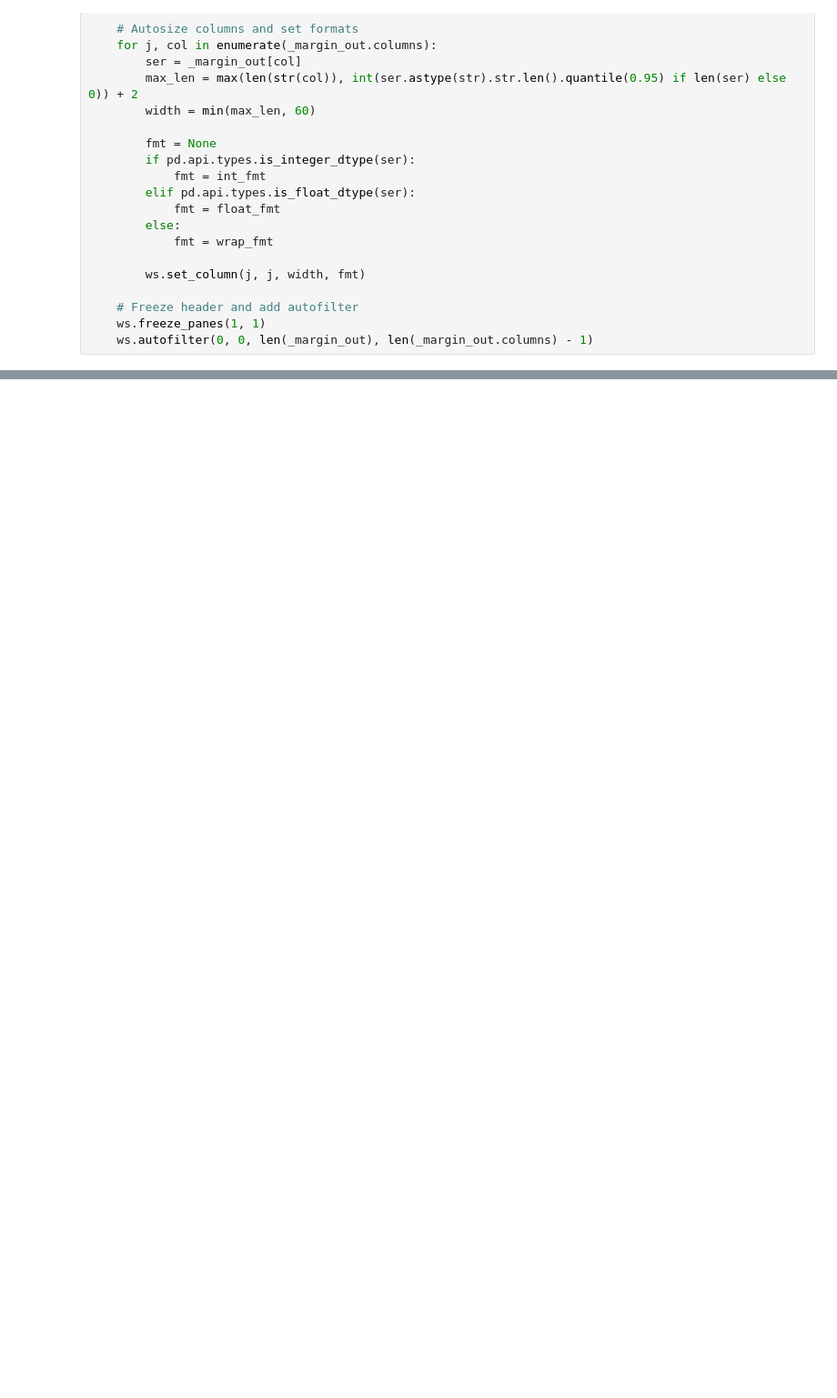
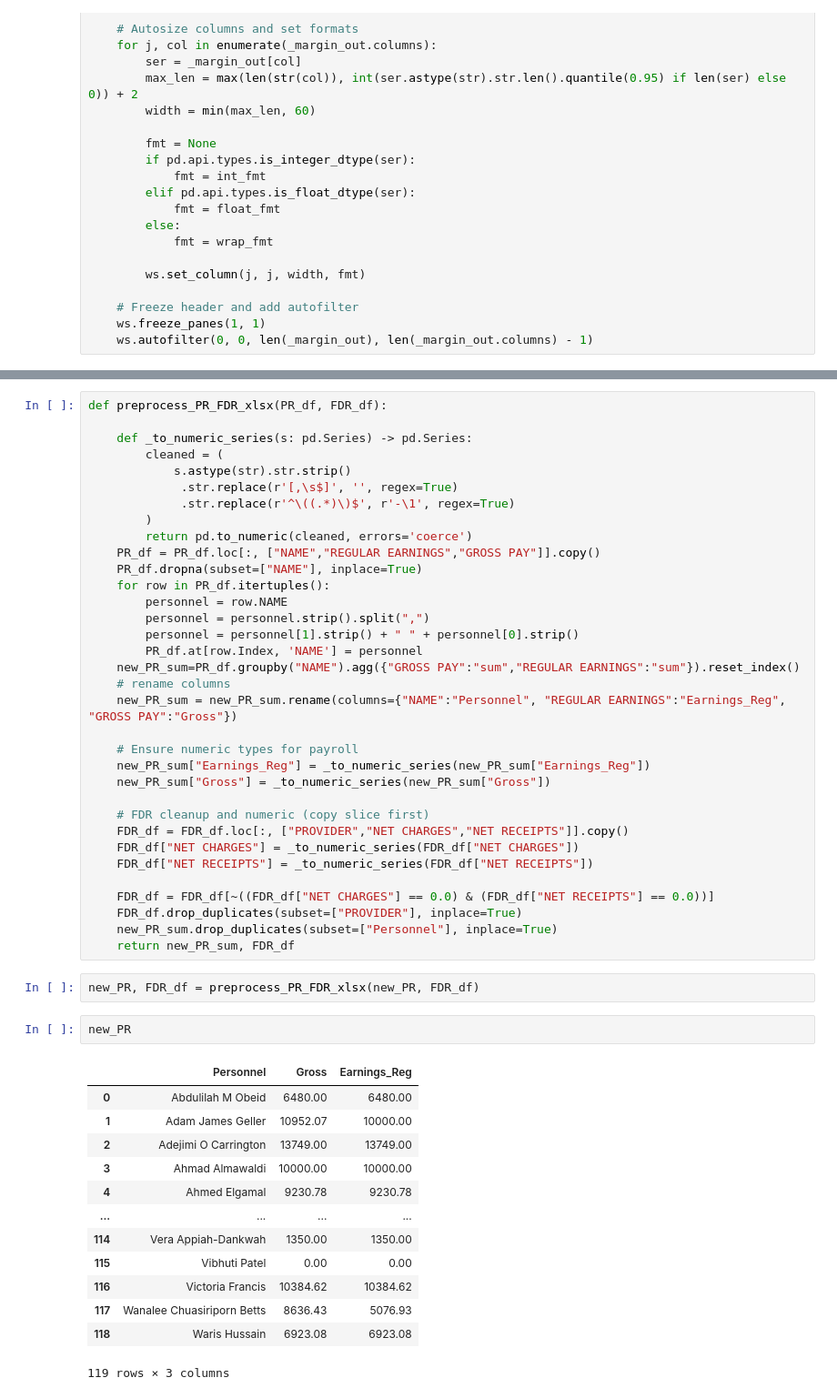
Before and after one commit to kareem1637/payroll, a Jupyter notebook: preprep.ipynb, the cells around one changed output, grey strips where cells are left out. Shown: that part at 91% size. Drawn from its saved outputs; the diff is of its cells as text; blank space fills up the shorter version.

```diff
--- a/preprep.ipynb
+++ b/preprep.ipynb
@@ -502,0 +499,52 @@ FDR_df
+# %%
+def preprocess_PR_FDR_xlsx(PR_df, FDR_df):
+
+    def _to_numeric_series(s: pd.Series) -> pd.Series:
+        cleaned = (
+            s.astype(str).str.strip()
+             .str.replace(r'[,\s$]', '', regex=True)
+             .str.replace(r'^\((.*)\)$', r'-\1', regex=True)
+        )
+        return pd.to_numeric(cleaned, errors='coerce')
+    PR_df = PR_df.loc[:, ["NAME","REGULAR EARNINGS","GROSS PAY"]].copy()
+    PR_df.dropna(subset=["NAME"], inplace=True)
+    for row in PR_df.itertuples():
+        personnel = row.NAME
+        personnel = personnel.strip().split(",")
+        personnel = personnel[1].strip() + " " + personnel[0].strip()
+        PR_df.at[row.Index, 'NAME'] = personnel
+    new_PR_sum=PR_df.groupby("NAME").agg({"GROSS PAY":"sum","REGULAR EARNINGS":"sum"}).reset_index()
+    # rename columns
+    new_PR_sum = new_PR_sum.rename(columns={"NAME":"Personnel", "REGULAR EARNINGS":"Earnings_Reg", "GROSS PAY":"Gross"})
+
+    # Ensure numeric types for payroll
+    new_PR_sum["Earnings_Reg"] = _to_numeric_series(new_PR_sum["Earnings_Reg"])
+    new_PR_sum["Gross"] = _to_numeric_series(new_PR_sum["Gross"])
+
+    # FDR cleanup and numeric (copy slice first)
+    FDR_df = FDR_df.loc[:, ["PROVIDER","NET CHARGES","NET RECEIPTS"]].copy()
+    FDR_df["NET CHARGES"] = _to_numeric_series(FDR_df["NET CHARGES"])
+    FDR_df["NET RECEIPTS"] = _to_numeric_series(FDR_df["NET RECEIPTS"])
+
+    FDR_df = FDR_df[~((FDR_df["NET CHARGES"] == 0.0) & (FDR_df["NET RECEIPTS"] == 0.0))]
+    FDR_df.drop_duplicates(subset=["PROVIDER"], inplace=True)
+    new_PR_sum.drop_duplicates(subset=["Personnel"], inplace=True)
+    return new_PR_sum, FDR_df
+# %%
+new_PR, FDR_df = preprocess_PR_FDR_xlsx(new_PR, FDR_df)
+# %%
+new_PR
+# %% [output]
+|  | Personnel | Gross | Earnings_Reg |
+| 0 | Abdulilah M Obeid | 6480.00 | 6480.00 |
+| 1 | Adam James Geller | 10952.07 | 10000.00 |
+| 2 | Adejimi O Carrington | 13749.00 | 13749.00 |
+| 3 | Ahmad Almawaldi | 10000.00 | 10000.00 |
+| 4 | Ahmed Elgamal | 9230.78 | 9230.78 |
+| ... | ... | ... | ... |
+| 114 | Vera Appiah-Dankwah | 1350.00 | 1350.00 |
+| 115 | Vibhuti Patel | 0.00 | 0.00 |
+| 116 | Victoria Francis | 10384.62 | 10384.62 |
+| 117 | Wanalee Chuasiriporn Betts | 8636.43 | 5076.93 |
+| 118 | Waris Hussain | 6923.08 | 6923.08 |
+119 rows × 3 columns
```
Also changed, not shown: parts of 7 cells of this notebook, 16 other files.
